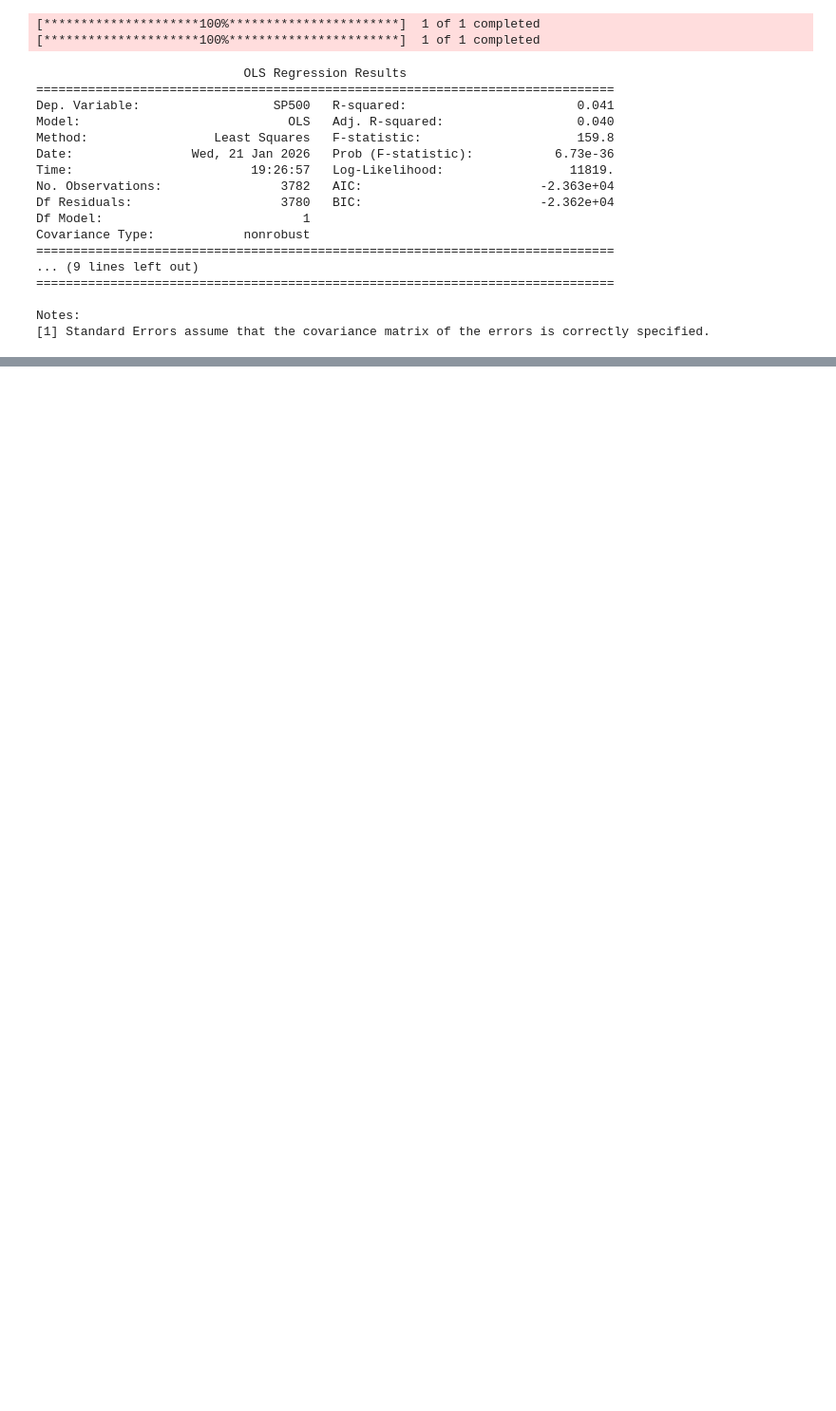
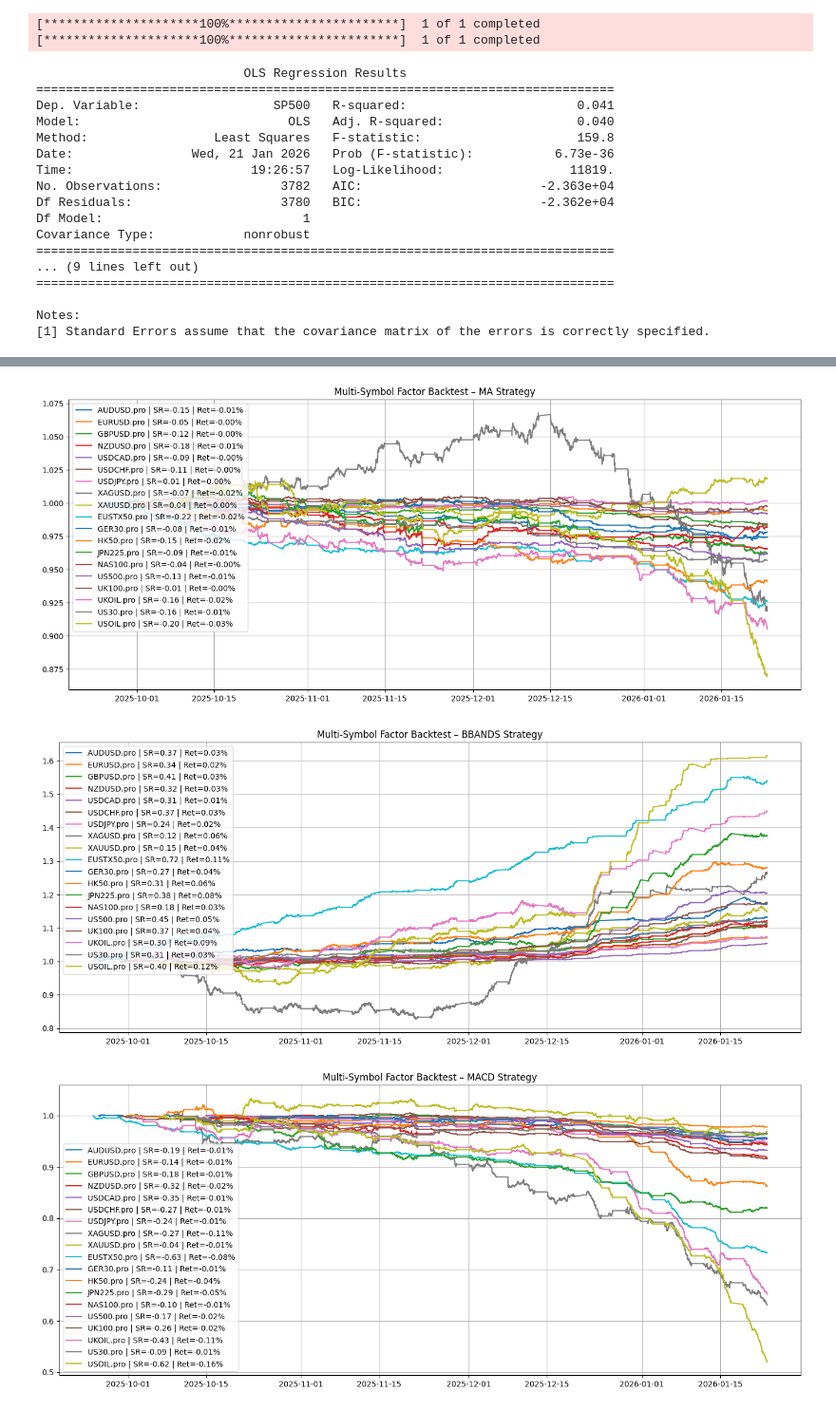
Before and after one commit to quin345/portfolio_management, a Jupyter notebook: mt5_portfolio/portfolio/playground.ipynb, the cells around one changed output, grey strips where cells are left out. Shown at 95% size. Cells and saved outputs as stored; diff of their text form; code cells hidden in the pictures; blank space fills up the shorter version.

```diff
--- a/mt5_portfolio/portfolio/playground.ipynb
+++ b/mt5_portfolio/portfolio/playground.ipynb
@@ -61,0 +359,22 @@ Error:
+# %%
+import MetaTrader5 as mt5
+import pandas as pd
+from backtest import backtest_symbols, fetch_mt5_data
+
+factors = ["ma", "bbands", "macd", "bbands_macd"]
+
+all_perfs = []   # store only the performance part
+timeframe = mt5.TIMEFRAME_M1
+for factor in factors:
+    perf, _ = backtest_symbols(
+        symbols,
+        factor=factor,
+        timeframe=timeframe
+    )
+
+    perf["Factor"] = factor.upper()   # tag it
+    all_perfs.append(perf)
+# %% [output]
+[figure, added]
+[figure, added]
+[figure, added]
```
Also changed, not shown: parts of 10 cells of this notebook, 6 other files.
